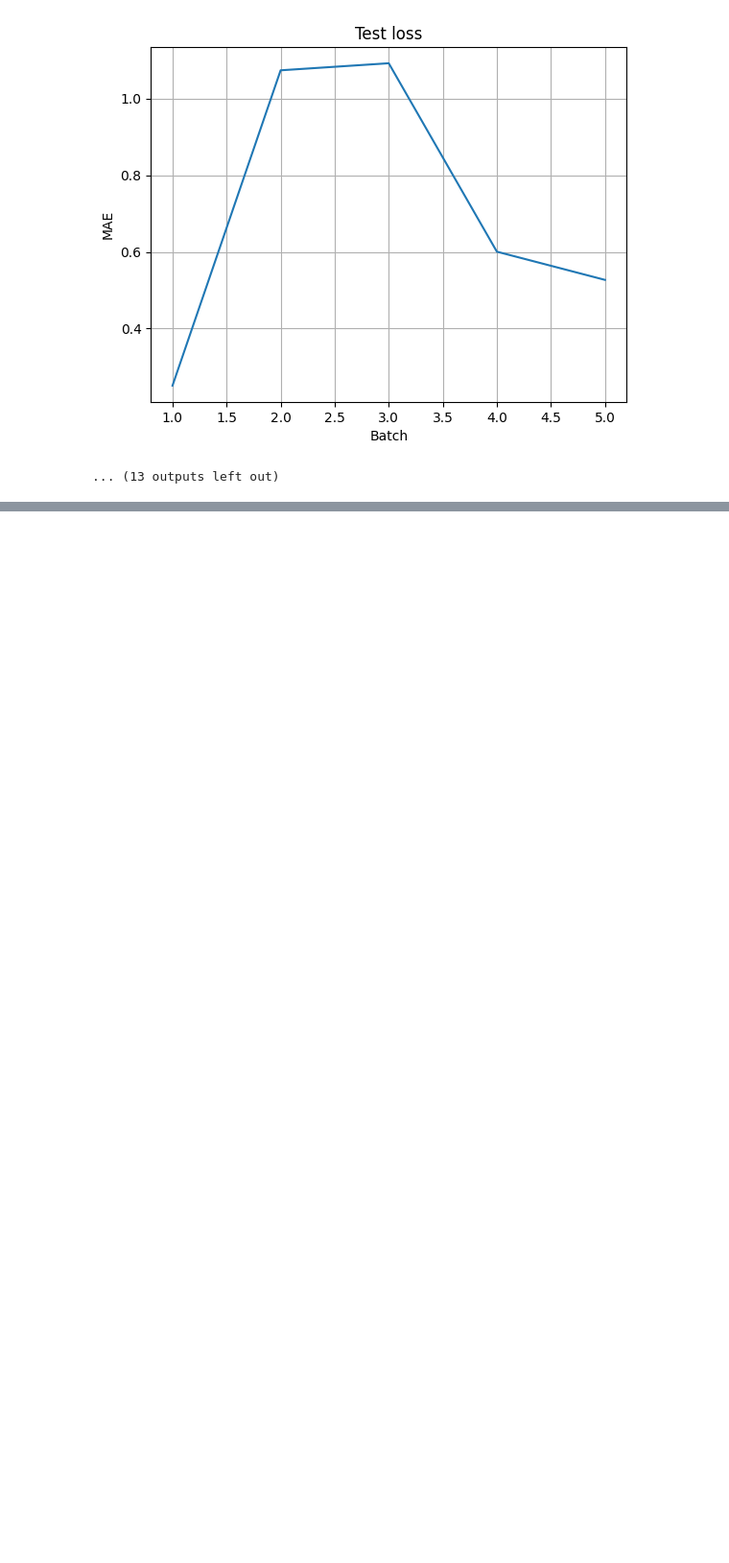
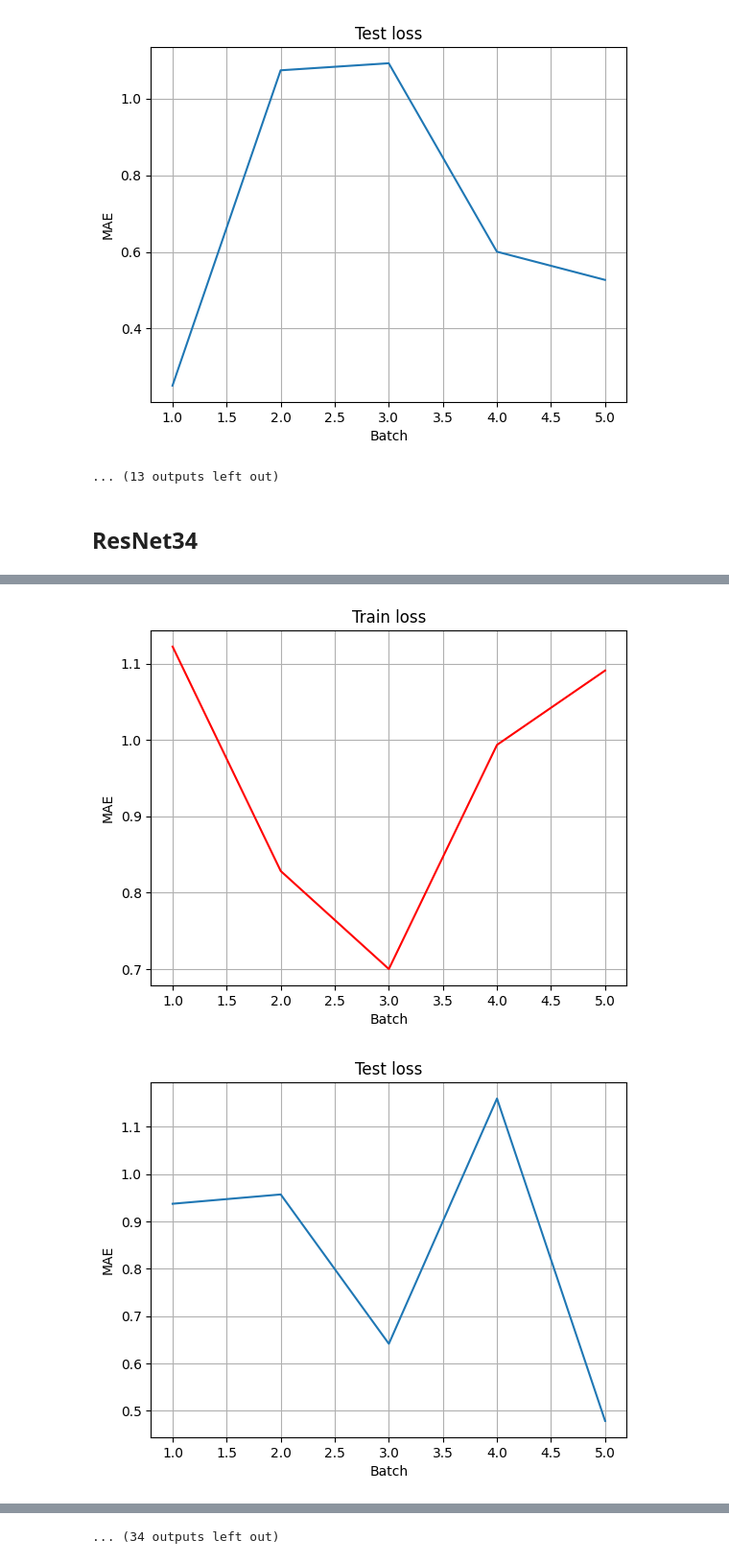
Before and after one commit to zibestr/Competition, a Jupyter notebook: model.ipynb, the cells around one changed output, grey strips where cells are left out. Shown at 96% size. Drawn from its saved outputs; the diff is of its cells as text; code cells hidden in the pictures; blank space fills up the shorter version.

Commit message:
add resnet34

```diff
--- a/model.ipynb
+++ b/model.ipynb
@@ -176,7 +176,7 @@ Batch num: 4, input: torch.Size([4, 3, 440, 440]), torch.Size([4]), torch.Size([
 # %%
 loss = nn.L1Loss()
 lr = 1e-3
-epochs = 8
+epochs = 15
 # %% [markdown]
 ## Train, Test loops
 # %%
@@ -284,3 +284,18 @@ loss: 0.846364  [5/5]
 [figure]
 [figure]
 ... (13 outputs left out)
+# %% [markdown]
+## ResNet34
+# %%
+from networks import ResNet34
+
+
+resnet34 = ResNet34().to(device)
+optimizer = torch.optim.Adam(resnet34.parameters(), lr=lr)
+# %%
+for epoch in range(epochs):
+    print(f"Epoch {epoch + 1}\n-------------------------------")
+    train_loop(dataloader, resnet34, loss, optimizer)
+    test_loop(dataloader, resnet34, loss)
+print("Done!")
+# %% [output]
@@ -286,0 +309,2 @@ loss: 0.846364  [5/5]
+[figure, added]
+[figure, added]
@@ -286,0 +344 @@ loss: 0.846364  [5/5]
+... (34 outputs left out)
```
Also changed, not shown: parts of 1 cell of this notebook, 2 other files.
